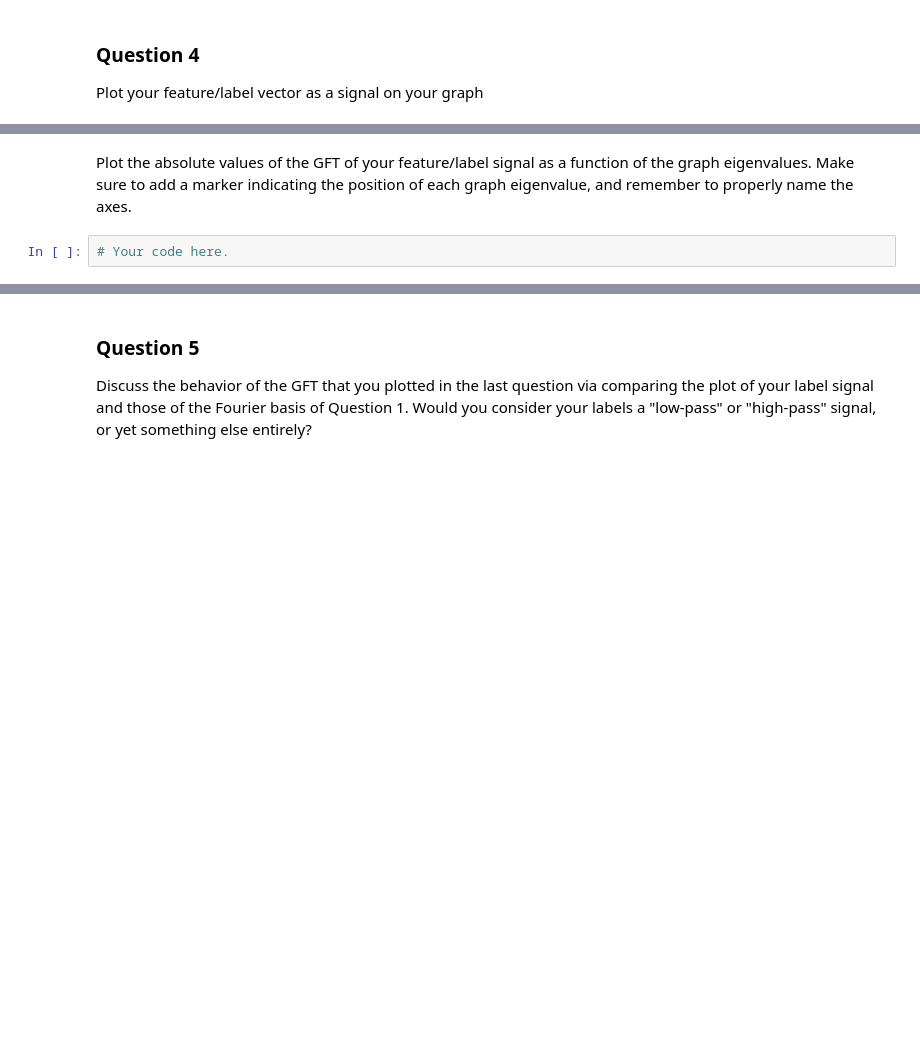
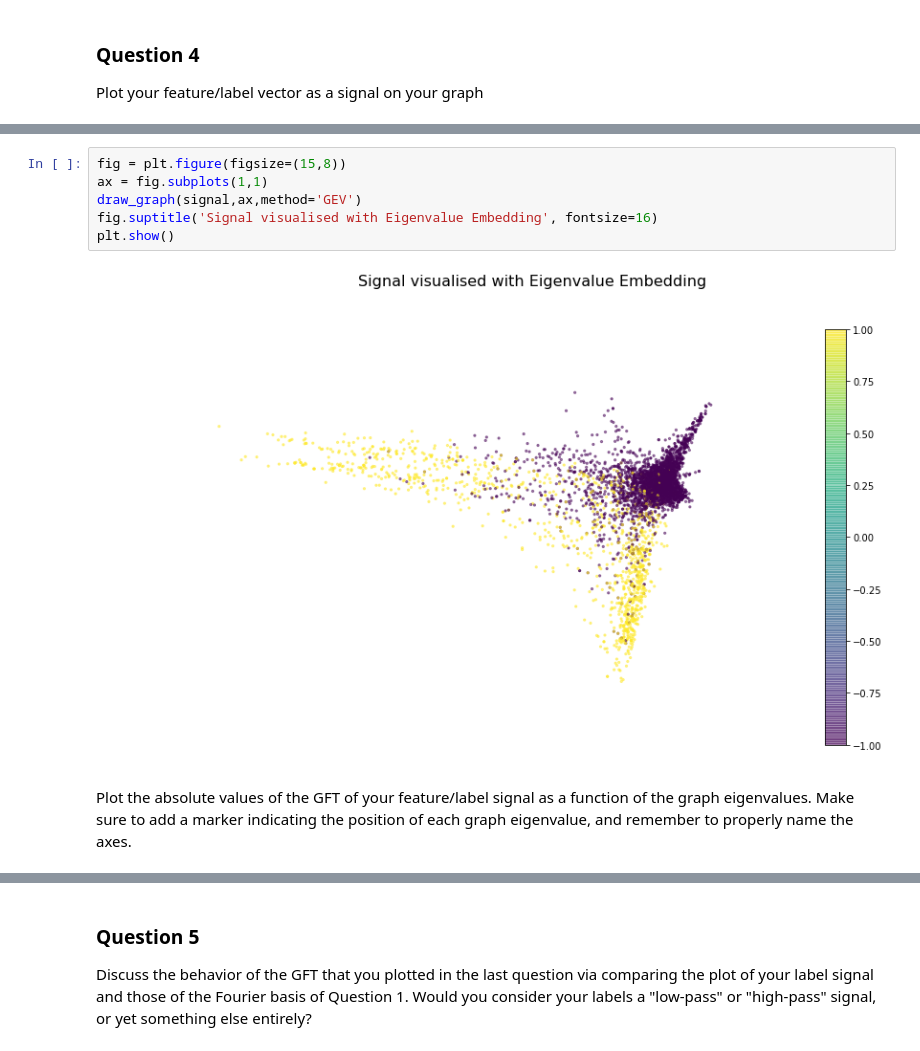
Before and after one commit to mattminder/ntds_24, a Jupyter notebook: Milestone_4/4_graph_signal_processing.ipynb, the cells around one changed output, grey strips where cells are left out. Drawn from its saved outputs; the diff is of its cells as text; blank space fills up the shorter version.

Commit message:
finished signal loading and GFT

```diff
--- a/Milestone_4/4_graph_signal_processing.ipynb
+++ b/Milestone_4/4_graph_signal_processing.ipynb
@@ -228,4 +226,10 @@ FileNotFoundError: [Errno 2] No such file or directory: 'data/categories.tsv'
+# %%
+fig = plt.figure(figsize=(15,8))
+ax = fig.subplots(1,1)
+draw_graph(signal,ax,method='GEV')
+fig.suptitle('Signal visualised with Eigenvalue Embedding', fontsize=16)
+plt.show()
+# %% [output]
+[figure, added]
 # %% [markdown]
 Plot the absolute values of the GFT of your feature/label signal as a function of the graph eigenvalues. Make sure to add a marker indicating the position of each graph eigenvalue, and remember to properly name the axes.
-# %%
-# Your code here.
```
Also changed, not shown: parts of 3 cells of this notebook.
